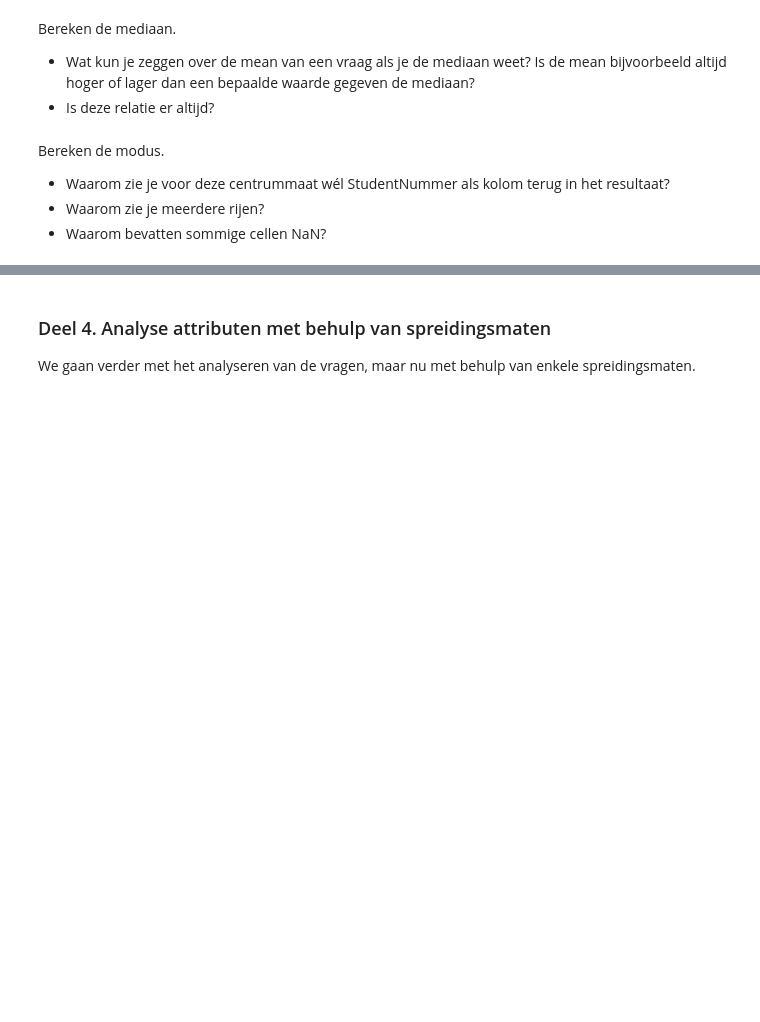
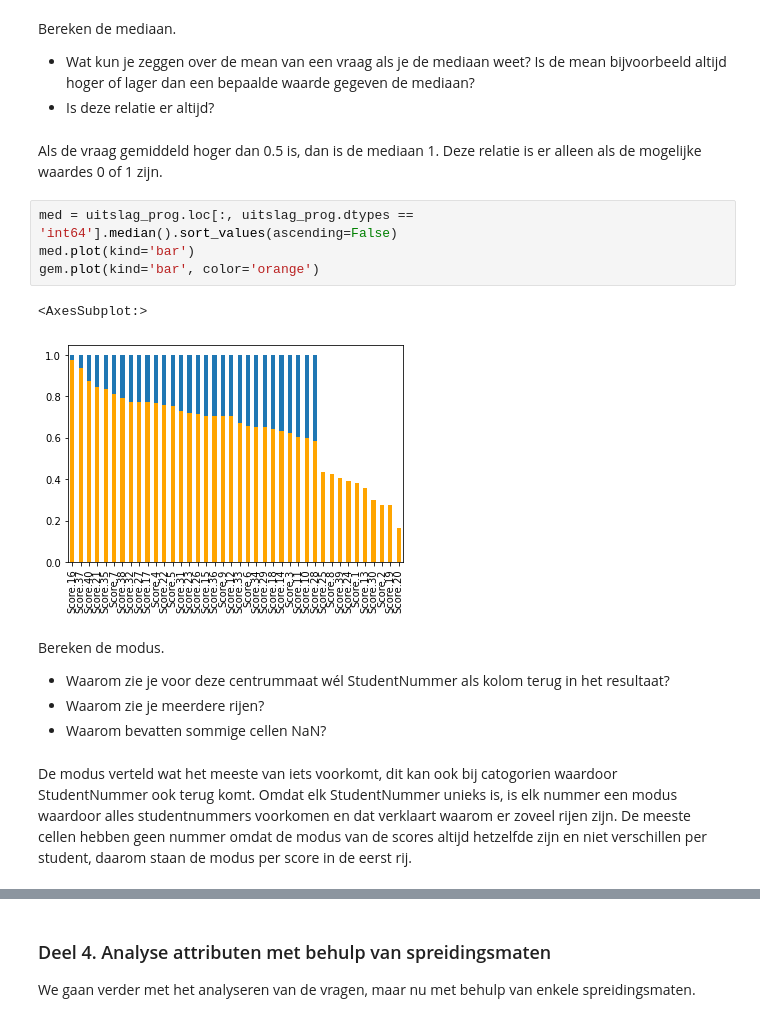
Before and after one commit to PeterKemner/CM2024, a Jupyter notebook: CM06_kansverdelingen_en_zscore/CM_kansverdelingen_opdrachten.ipynb, the cells around one changed output, grey strips where cells are left out. Drawn from its saved outputs; the diff is of its cells as text; blank space fills up the shorter version.

```diff
--- a/CM06_kansverdelingen_en_zscore/CM_kansverdelingen_opdrachten.ipynb
+++ b/CM06_kansverdelingen_en_zscore/CM_kansverdelingen_opdrachten.ipynb
@@ -154,8 +274,21 @@ Plot het gemiddelde per vraag in een barchart en daarna in een linechart. **Tip*
 Bereken de mediaan.
 - Wat kun je zeggen over de mean van een vraag als je de mediaan weet? Is de mean bijvoorbeeld altijd hoger of lager dan een bepaalde waarde gegeven de mediaan?
 - Is deze relatie er altijd?
+# %% [markdown]
+Als de vraag gemiddeld hoger dan 0.5 is, dan is de mediaan 1. Deze relatie is er alleen als de mogelijke waardes 0 of 1 zijn.
+# %%
+med = uitslag_prog.loc[:, uitslag_prog.dtypes == 'int64'].median().sort_values(ascending=False)
+med.plot(kind='bar')
+gem.plot(kind='bar', color='orange')
+# %% [output]
+<AxesSubplot:>
+[figure, added]
 # %% [markdown]
 Bereken de modus.
 - Waarom zie je voor deze centrummaat wél StudentNummer als kolom terug in het resultaat?
 - Waarom zie je meerdere rijen?
 - Waarom bevatten sommige cellen NaN?
+# %% [markdown]
+De modus verteld wat het meeste van iets voorkomt, dit kan ook bij catogorien waardoor StudentNummer ook terug komt.
+Omdat elk StudentNummer unieks is, is elk nummer een modus waardoor alles studentnummers voorkomen en dat verklaart waarom er zoveel rijen zijn.
+De meeste cellen hebben geen nummer omdat de modus van de scores altijd hetzelfde zijn en niet verschillen per student, daarom staan de modus per score in de eerst rij.
```
Also changed, not shown: parts of 38 cells of this notebook, 6 other files.
